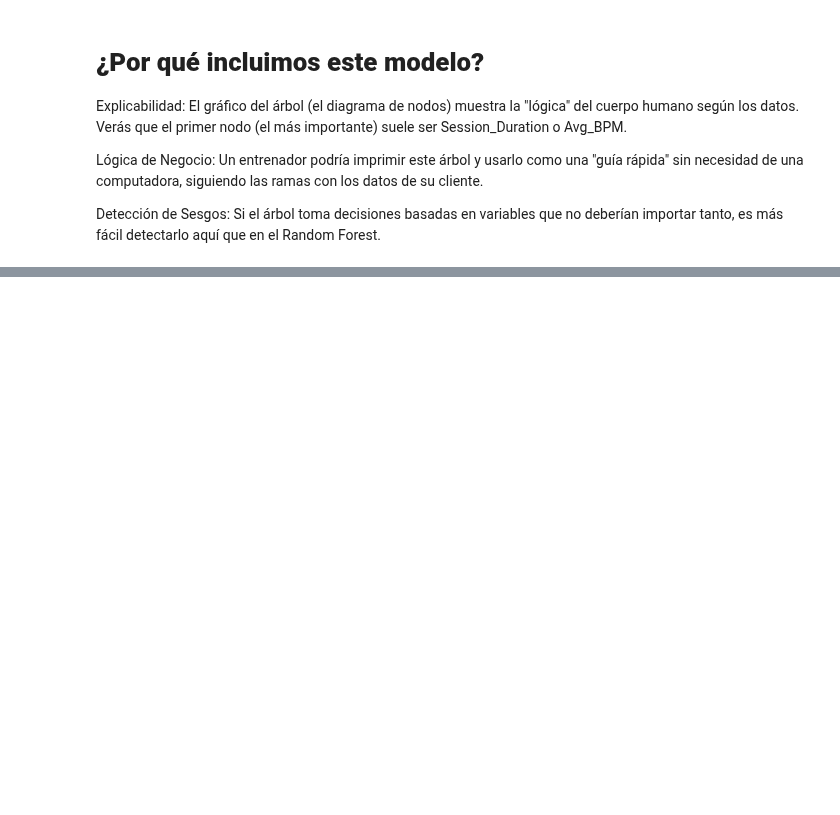
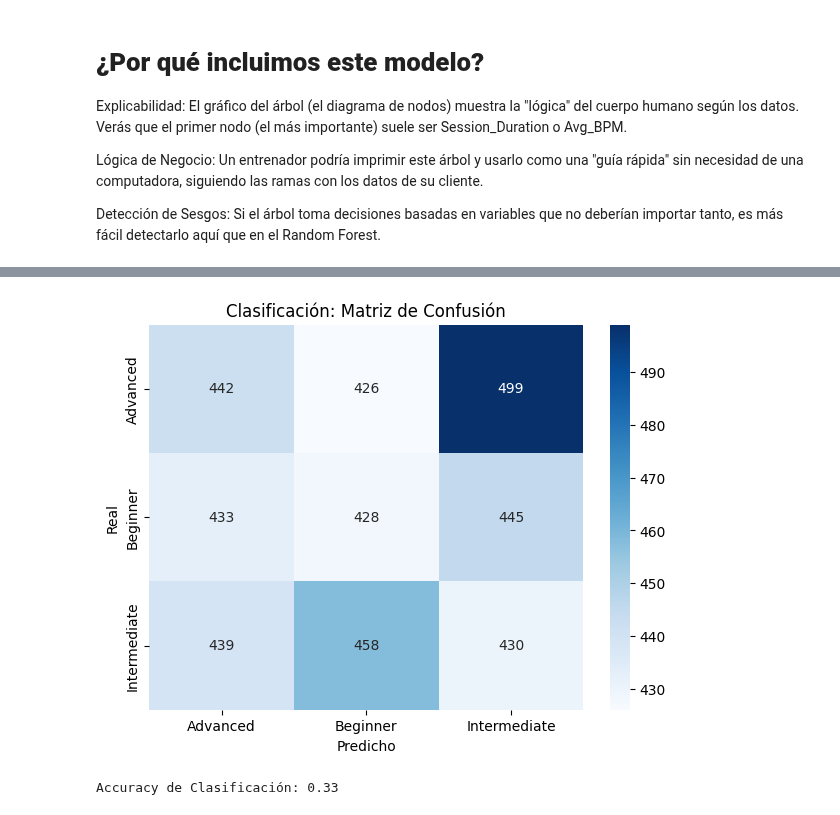
Before and after one commit to manueh56/HealthTech_Manuel_Lahitte.ipynb, a Jupyter notebook: HealthTech_Manuel_Lahitte.ipynb, the cells around one changed output, grey strips where cells are left out. Drawn from its saved outputs; the diff is of its cells as text; code cells hidden in the pictures; blank space fills up the shorter version.

```diff
--- a/HealthTech_Manuel_Lahitte.ipynb
+++ b/HealthTech_Manuel_Lahitte.ipynb
@@ -332,0 +313,27 @@ El proyecto demuestra que el fitness ya no es una ciencia de "talla única". La
+# %%
+from sklearn.ensemble import RandomForestClassifier
+from sklearn.metrics import accuracy_score, classification_report, confusion_matrix
+
+# Definición de variables para Clasificación
+le = LabelEncoder()
+y_clf = le.fit_transform(df['Difficulty Level'].astype(str))
+X_train_c, X_test_c, y_train_c, y_test_c = train_test_split(X, y_clf, test_size=0.2, random_state=42)
+
+# Entrenamiento
+model_clf = RandomForestClassifier(n_estimators=100, random_state=42)
+model_clf.fit(X_train_c, y_train_c)
+y_pred_c = model_clf.predict(X_test_c)
+
+# Gráfico: Matriz de Confusión
+plt.figure(figsize=(7, 5))
+cm = confusion_matrix(y_test_c, y_pred_c)
+sns.heatmap(cm, annot=True, fmt='d', cmap='Blues', xticklabels=le.classes_, yticklabels=le.classes_)
+plt.title('Clasificación: Matriz de Confusión')
+plt.xlabel('Predicho')
+plt.ylabel('Real')
+plt.show()
+
+print(f"Accuracy de Clasificación: {accuracy_score(y_test_c, y_pred_c):.2f}")
+# %% [output]
+[figure, added]
+Accuracy de Clasificación: 0.33
```
Also changed, not shown: parts of 22 cells of this notebook.
